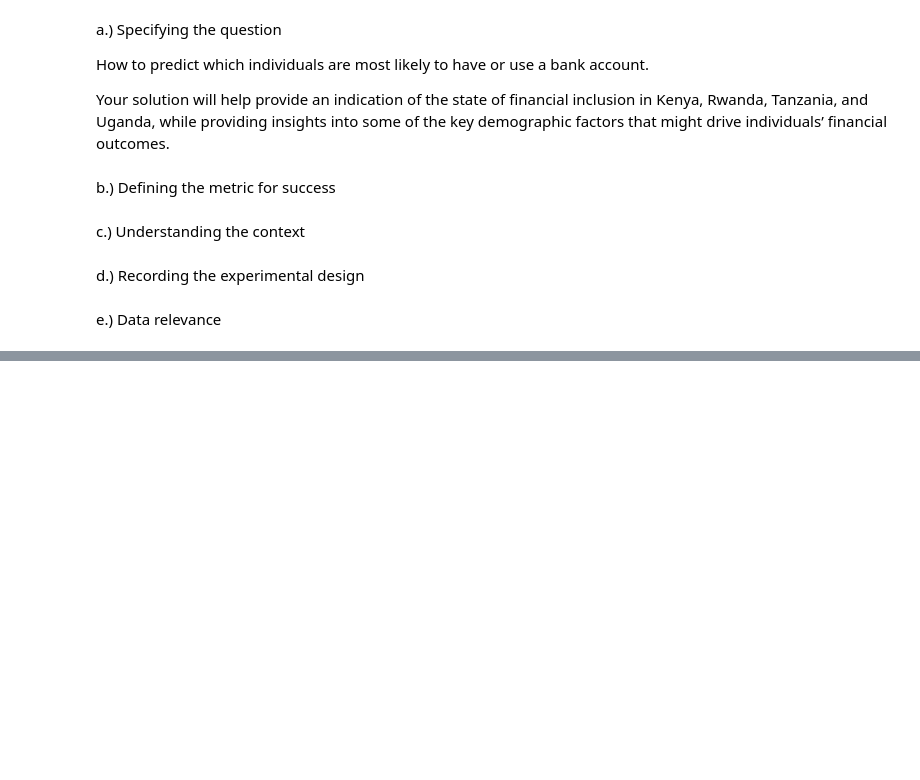
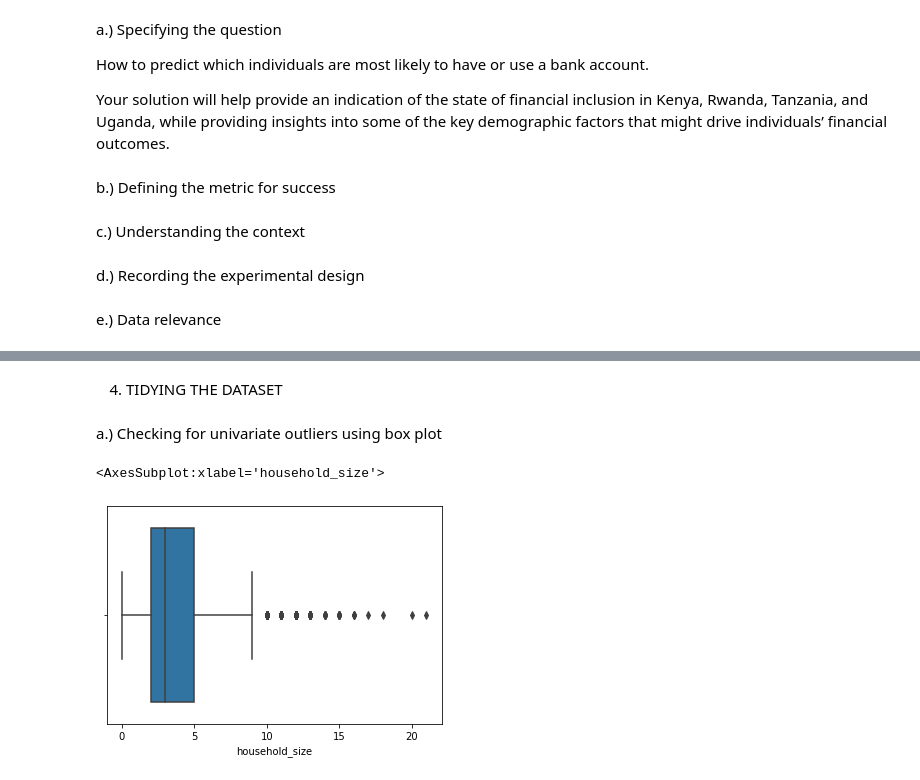
Before and after one commit to mukami3juma/financial-inclusivity, a Jupyter notebook: financial-inclusion.ipynb, the cells around one changed output, grey strips where cells are left out. Cells and saved outputs as stored; diff of their text form; code cells hidden in the pictures; blank space fills up the shorter version.

```diff
--- a/financial-inclusion.ipynb
+++ b/financial-inclusion.ipynb
@@ -30,0 +33,7 @@ e.) Data relevance
+# %%
+import pandas as pd
+import numpy as np
+import seaborn as sns
+import matplotlib.pyplot as plt
+
+data = pd.read_csv('http://bit.ly/FinancialDataset')
@@ -30,0 +75,10 @@ e.) Data relevance
+# %% [markdown]
+4. TIDYING THE DATASET
+# %% [markdown]
+a.) Checking for univariate outliers using box plot
+# %%
+# Outliers for household size factoring in scales of measurement #
+sns.boxplot(data['household_size'], orient='h')
+# %% [output]
+<AxesSubplot:xlabel='household_size'>
+[figure, added]
```
Also changed, not shown: parts of 23 cells of this notebook.
